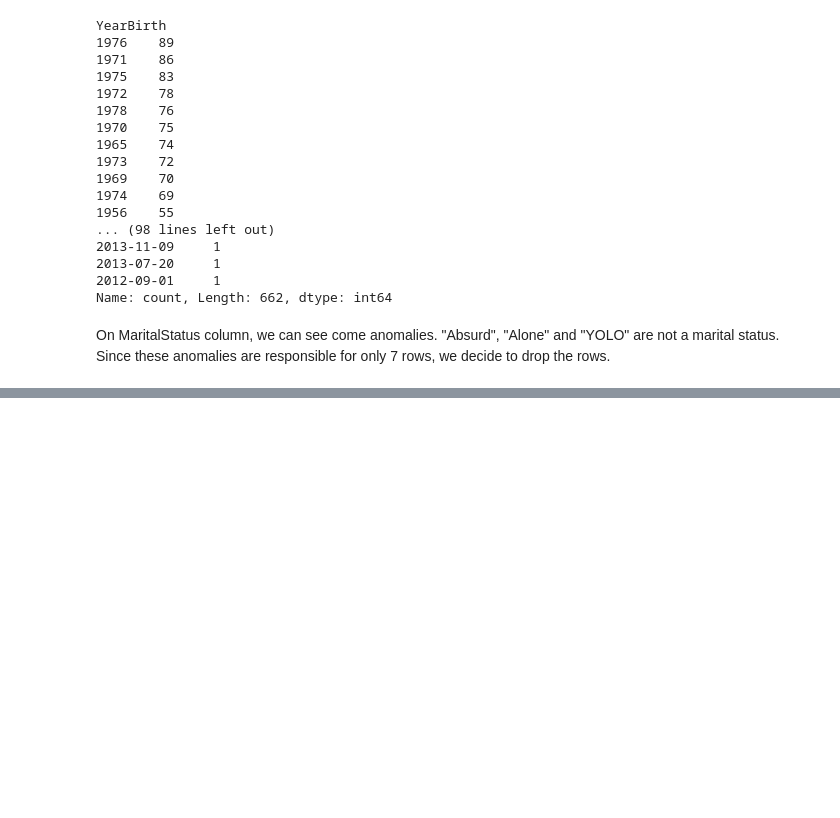
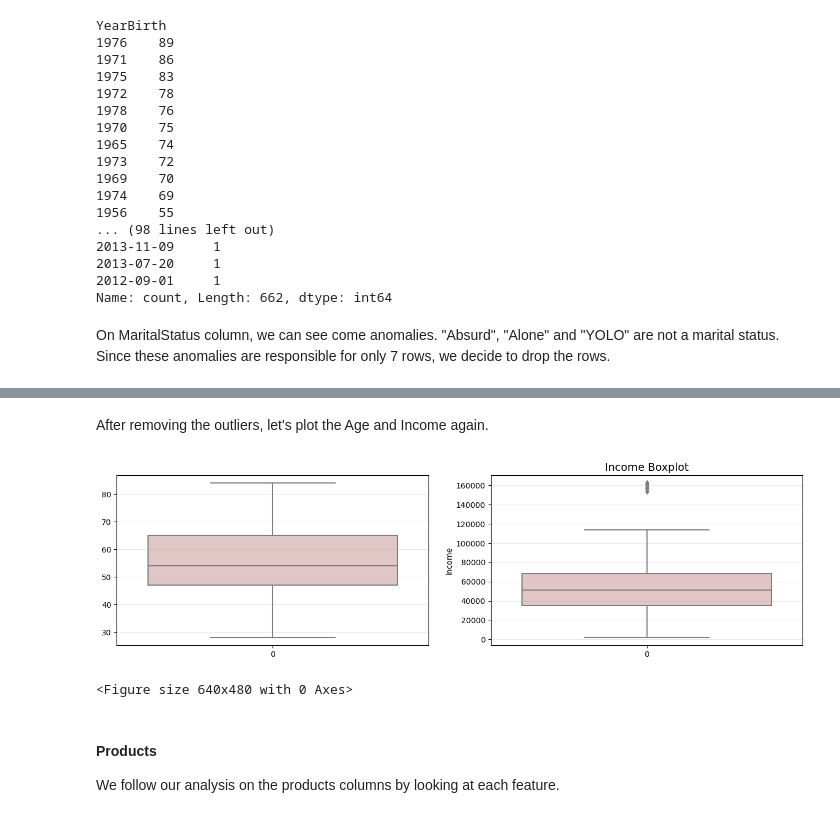
Before and after one commit to dorinMaraku/da-portfolio, a Jupyter notebook: marketing_data_analysis.ipynb, the cells around one changed output, grey strips where cells are left out. Cells and saved outputs as stored; diff of their text form; code cells hidden in the pictures; blank space fills up the shorter version.

```diff
--- a/marketing_data_analysis.ipynb
+++ b/marketing_data_analysis.ipynb
@@ -326,0 +369,27 @@ fig, ax = plt.subplot(figsize=(8,6))
+# %%
+# remove outlier from income
+data = data[data.Income < 200000]
+# %% [markdown]
+After removing the outliers, let's plot the Age and Income again.
+# %%
+fig, ax = plt.subplots(1, 2, figsize=(16,4))
+
+sns.boxplot(data.Age, ax=ax[0], palette=colors)
+ax[0].yaxis.grid(alpha=0.3)
+plt.title('Income Boxplot', fontsize=14)
+plt.ylabel('Income')
+
+sns.boxplot(data.Income, ax=ax[1], palette=colors)
+ax[1].yaxis.grid(alpha=0.3)
+plt.title('Income Boxplot', fontsize=14)
+plt.ylabel('Income')
+
+plt.show()
+plt.clf();
+# %% [output]
+[figure, added]
+<Figure size 640x480 with 0 Axes>
+# %% [markdown]
+#### Products
+
+We follow our analysis on the products columns by looking at each feature.
```
Also changed, not shown: parts of 19 cells of this notebook.
